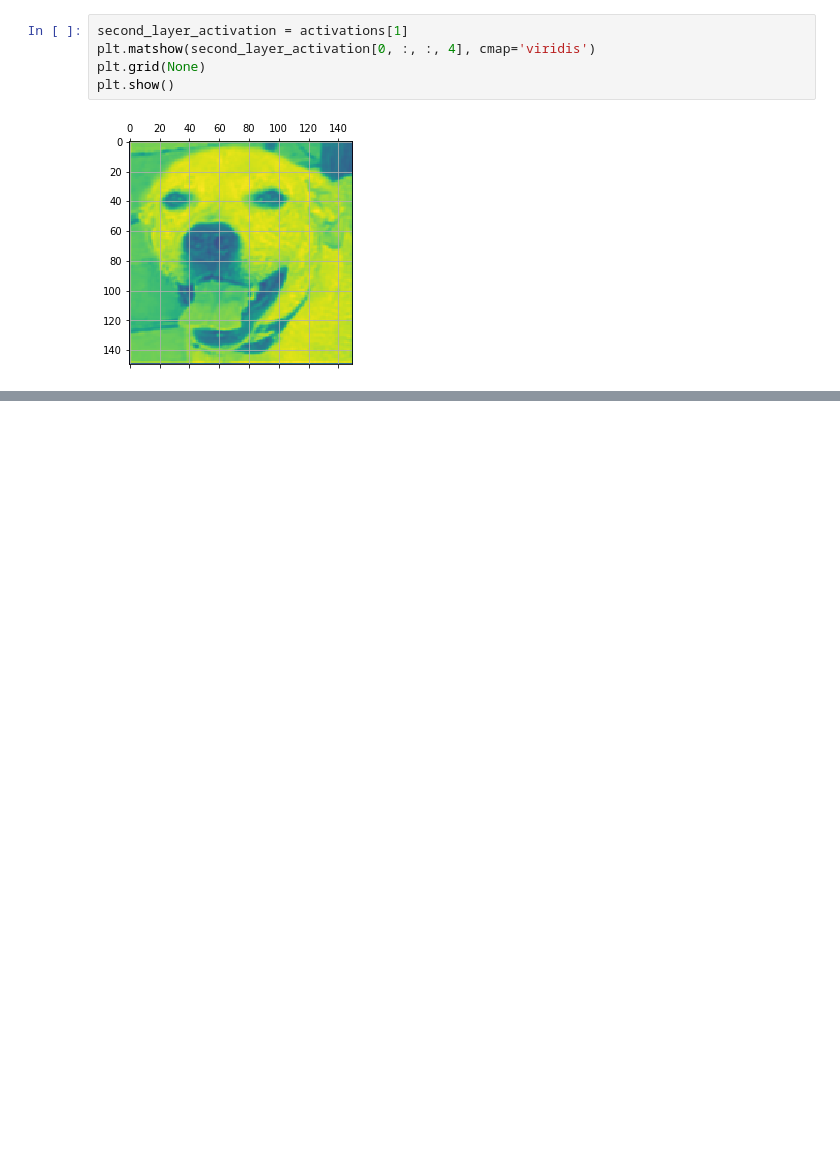
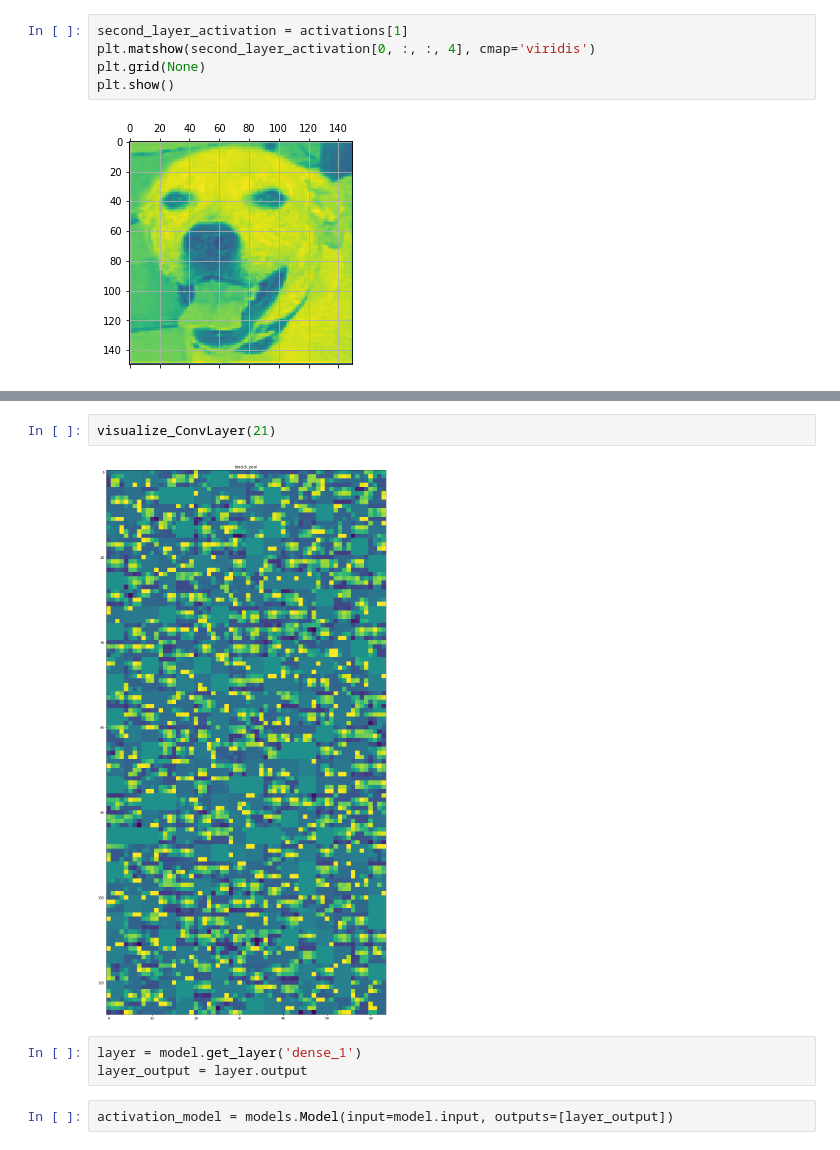
Before and after one commit to amrutask/Machine_Learning, a Jupyter notebook: HomeWork3/Problem4.ipynb, the cells around one changed output, grey strips where cells are left out. Drawn from its saved outputs; the diff is of its cells as text; blank space fills up the shorter version.

```diff
--- a/HomeWork3/Problem4.ipynb
+++ b/HomeWork3/Problem4.ipynb
@@ -283,0 +297,9 @@ for layer_name, layer_activation in zip(layer_names, activations):
+# %%
+visualize_ConvLayer(21)
+# %% [output]
+[figure, added]
+# %%
+layer = model.get_layer('dense_1')
+layer_output = layer.output
+# %%
+activation_model = models.Model(input=model.input, outputs=[layer_output])
```
Also changed, not shown: parts of 14 cells of this notebook.
